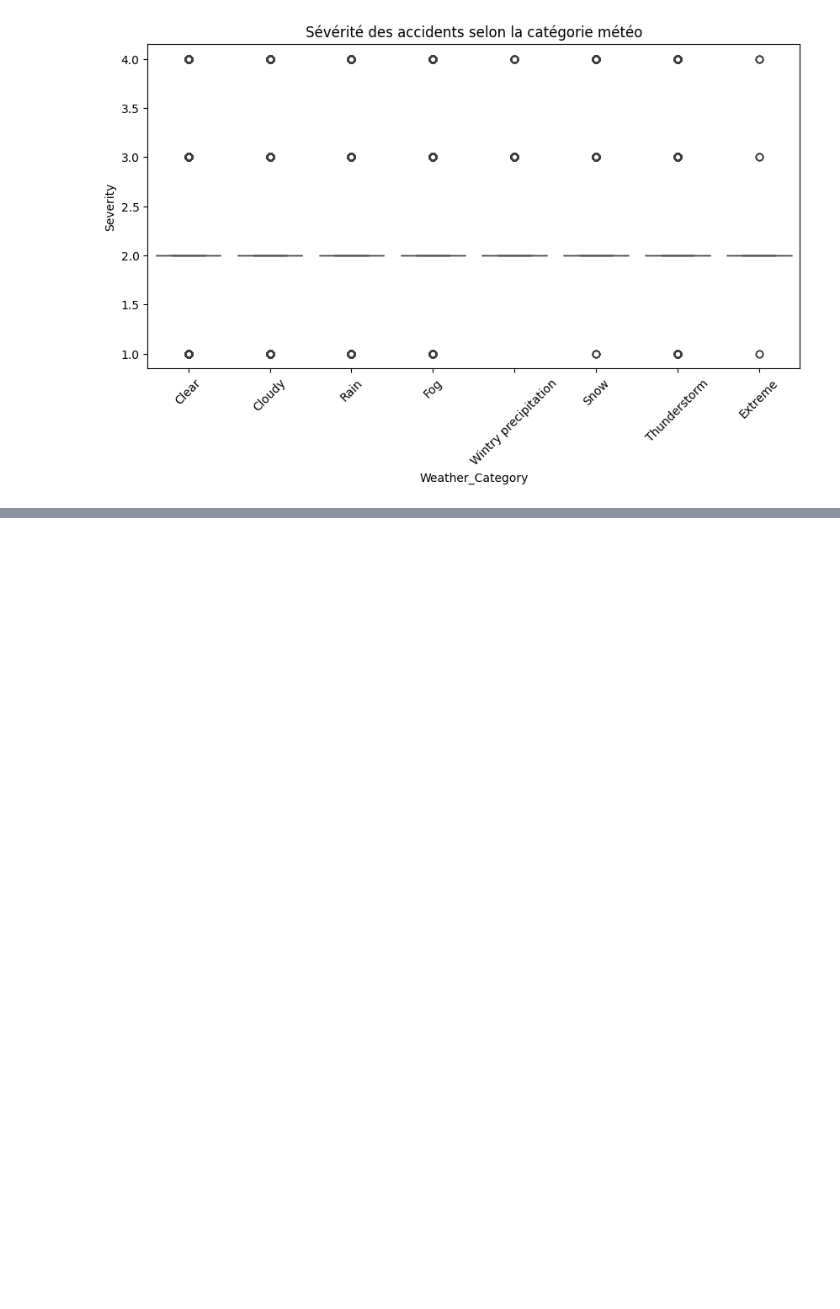
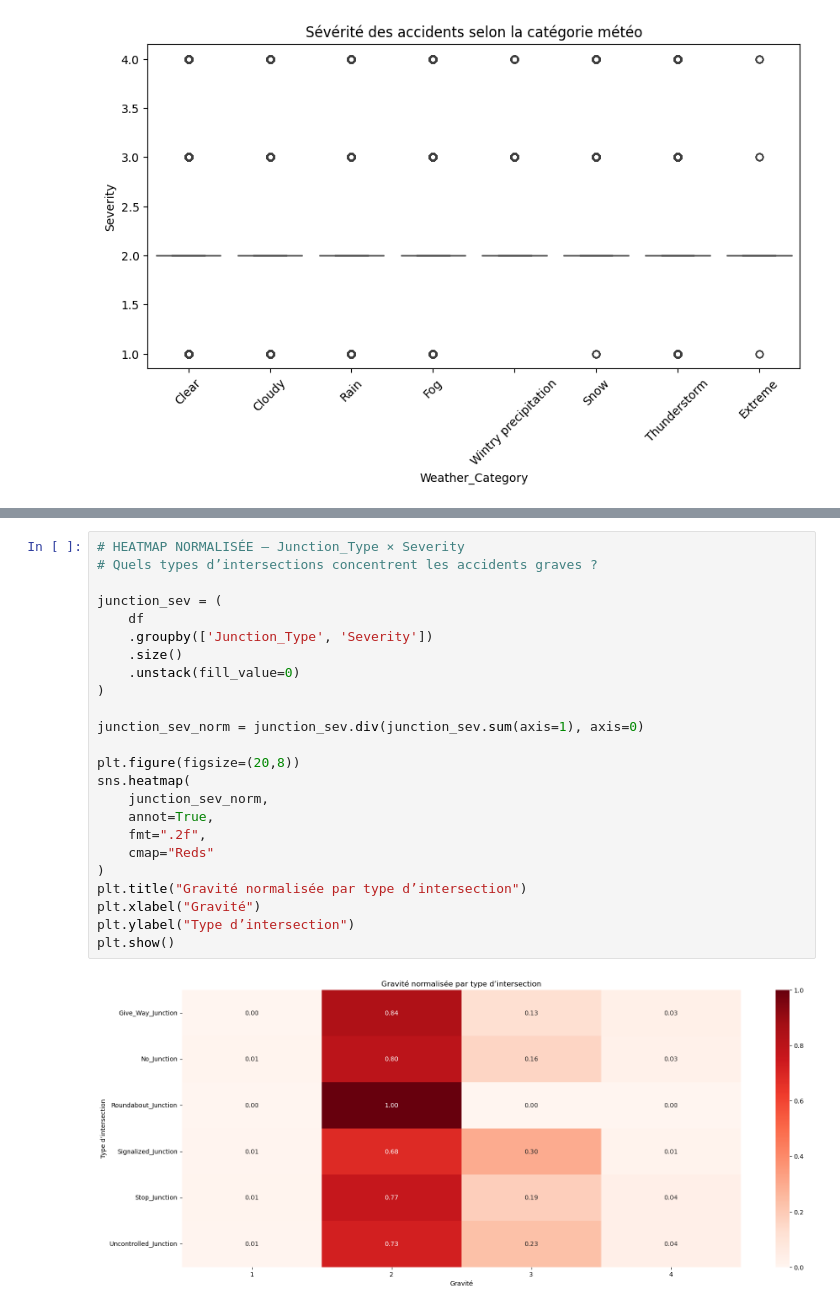
Before and after one commit to zinebettahery/US-Accidents, a Jupyter notebook: notebooks/Insights.ipynb, the cells around one changed output, grey strips where cells are left out. Cells and saved outputs as stored; diff of their text form; blank space fills up the shorter version.

```diff
--- a/notebooks/Insights.ipynb
+++ b/notebooks/Insights.ipynb
@@ -41,0 +93,26 @@ plt.show()
+# %%
+# HEATMAP NORMALISÉE — Junction_Type × Severity
+# Quels types d’intersections concentrent les accidents graves ?
+
+junction_sev = (
+    df
+    .groupby(['Junction_Type', 'Severity'])
+    .size()
+    .unstack(fill_value=0)
+)
+
+junction_sev_norm = junction_sev.div(junction_sev.sum(axis=1), axis=0)
+
+plt.figure(figsize=(20,8))
+sns.heatmap(
+    junction_sev_norm,
+    annot=True,
+    fmt=".2f",
+    cmap="Reds"
+)
+plt.title("Gravité normalisée par type d’intersection")
+plt.xlabel("Gravité")
+plt.ylabel("Type d’intersection")
+plt.show()
+# %% [output]
+[figure, added]
```
Also changed, not shown: parts of 9 cells of this notebook, 2 other files.
